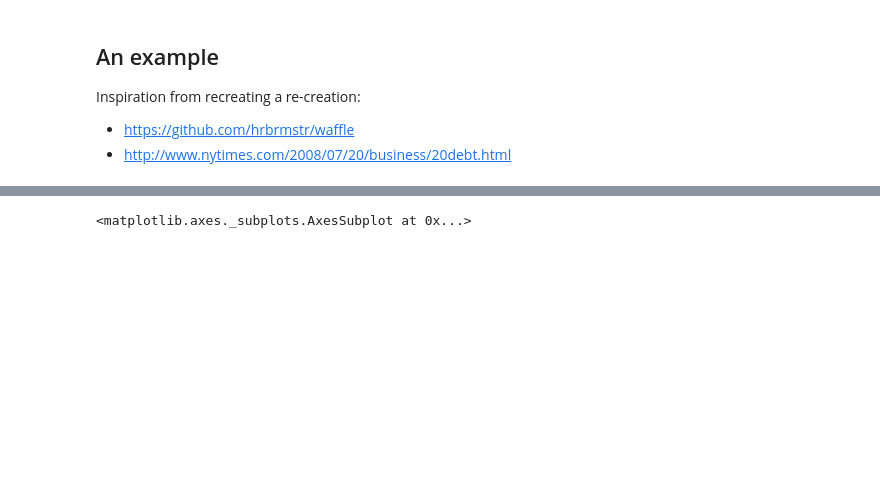
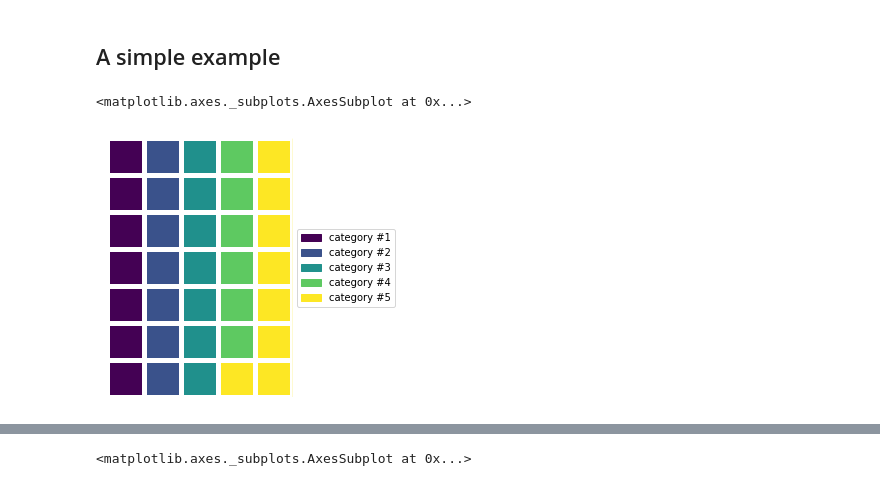
Before and after one commit to shapiromatron/wafflemaker, a Jupyter notebook: notebooks/Examples.ipynb, the cells around one changed output, grey strips where cells are left out. Drawn from its saved outputs; the diff is of its cells as text; code cells hidden in the pictures; blank space fills up the shorter version.

Commit message:
expand examples and link to related projects

```diff
--- a/notebooks/Examples.ipynb
+++ b/notebooks/Examples.ipynb
@@ -5,8 +9,21 @@
 import pandas as pd
 import wafflemaker
-# %% [markdown]
-## An example
-
-Inspiration from recreating a re-creation:
-- https://github.com/hrbrmstr/waffle
-- http://www.nytimes.com/2008/07/20/business/20debt.html
+# %% [markdown]
+## A simple example
+# %%
+df = pd.DataFrame(dict(
+    values=np.random.normal(1e6, 1e5, 5),
+    categories=[f'category #{i}' for i in range(1, 6)],
+))
+
+wafflemaker.waffle(
+    nrows=7,
+    ncols=5,
+    values='values',
+    labels='categories',
+    scale_to_dims=True,
+    data=df,
+)
+# %% [output]
+<matplotlib.axes._subplots.AxesSubplot at 0x...>
+[figure, added]
```
Also changed, not shown: parts of 8 cells of this notebook, 1 other file.
